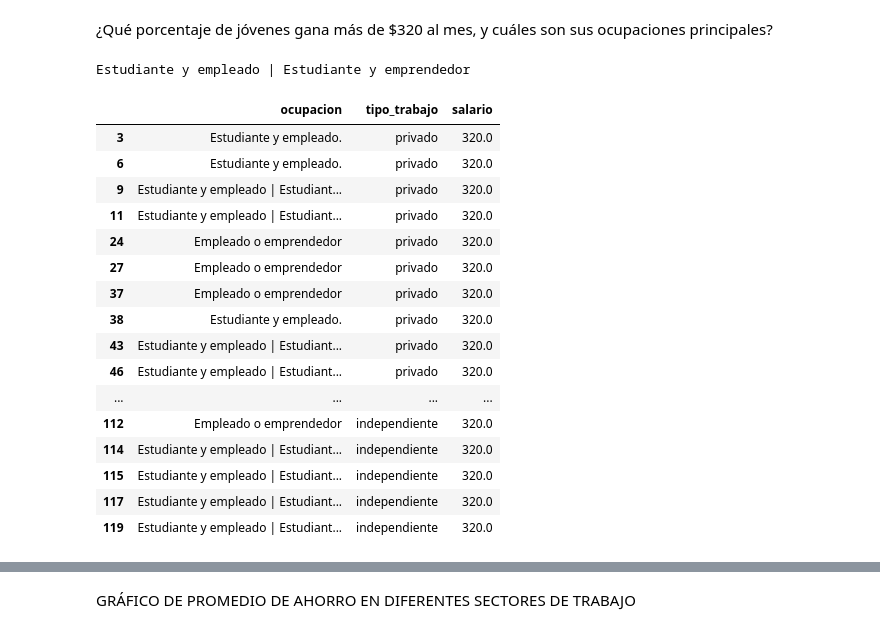
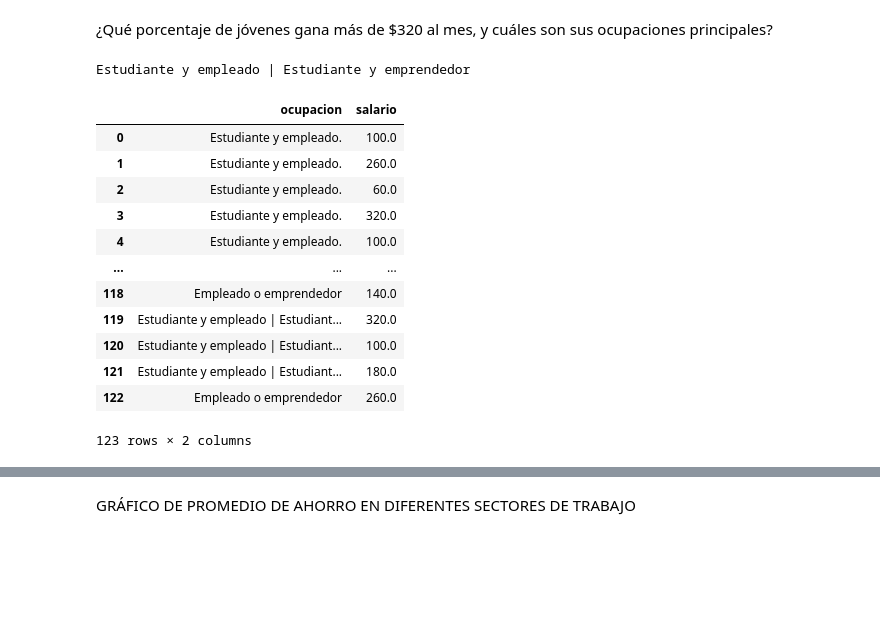
Before and after one commit to manumaldonado/Proyecto-Samsung, a Jupyter notebook: clean_data.ipynb, the cells around one changed output, grey strips where cells are left out. Cells and saved outputs as stored; diff of their text form; code cells hidden in the pictures; blank space fills up the shorter version.

```diff
--- a/clean_data.ipynb
+++ b/clean_data.ipynb
@@ -364,7 +364,7 @@ plt.show()
 ¿Cuál es el ingreso promedio en cada tipo de ocupación o sector (público, privado, emprendimiento)? PRIVADO
 # %%
 # Crear una copia del DataFrame para no modificar el original
-df_copia = sector_privado.copy()
+df_copia = sector_privado[['ocupacion','tipo_trabajo','salario']]
 
 # Función para calcular el promedio de un rango
 def calcular_promedio_salario(rango):
@@ -387,7 +398,7 @@ promedio_general_privado = df_copia['salario_promedio'].mean()
 ¿Cuál es el ingreso promedio en cada tipo de ocupación o sector (público, privado, emprendimiento)? PÚBLICO
 # %%
 # Crear una copia del DataFrame para no modificar el original
-df_copia2 = sector_publico.copy()
+df_copia2 = sector_publico[['ocupacion','tipo_trabajo','salario']]
 
 # Función para calcular el promedio de un rango
 def calcular_promedio_salario(rango):
@@ -409,11 +431,11 @@ promedio_general_publico = df_copia2['salario_promedio'].mean()
 ¿Cuál es el ingreso promedio en cada tipo de ocupación o sector (público, privado, emprendimiento)? INDEPENDIENTE
 # %%
 # Crear una copia del DataFrame para no modificar el original
-df_copia3 = sector_independiente.copy()
+df_copia3 = sector_independiente[['ocupacion','tipo_trabajo','salario']]
 
 # Función para calcular el promedio de un rango
 def calcular_promedio_salario(rango):
-    limites = rango.split(' a ')
+    limites = rango.split('a')
     try:
         return (float(limites[0].replace('$', '')) + float(limites[1].replace('$', ''))) / 2
     except ValueError:
@@ -559,38 +590,36 @@ See the caveats in the documentation: https://pandas.pydata.org/pandas-docs/stab
 ¿Qué porcentaje de jóvenes gana más de $320 al mes, y cuáles son sus ocupaciones principales?
 # %%
 ocupacion = pd.concat([df_copia, df_copia2, df_copia3], axis=0, ignore_index=True)
-df_jovenes = ocupacion[['ocupacion','tipo_trabajo','salario']]
+df_jovenes = ocupacion[['ocupacion','salario']]
 
 
 # Asegurarse de que la columna 'salario' sea numérica
 df_jovenes.loc[:, 'salario'] = pd.to_numeric(df_jovenes['salario'], errors='coerce')  # Convierte a numérico, reemplazando errores con NaN
 
 # Intentar acceder al valor de nuevo
 try:
     d = df_jovenes.iloc[119, 0]
     print(d)
 except IndexError:
     print("El índice está fuera de rango.")
 
 # Filtrar por salario
 ocupacion_jovenes = df_jovenes[df_jovenes['salario'] > 300]
-ocupacion_jovenes
+menos_300=df_jovenes[df_jovenes['salario'] < 300]
+total=len(df_jovenes['salario'])
+df_jovenes
 # %% [output]
 Estudiante y empleado | Estudiante y emprendedor
-|  | ocupacion | tipo_trabajo | salario |
-| 3 | Estudiante y empleado. | privado | 320.0 |
-| 6 | Estudiante y empleado. | privado | 320.0 |
-| 9 | Estudiante y empleado | Estudiant... | privado | 320.0 |
-| 11 | Estudiante y empleado | Estudiant... | privado | 320.0 |
-| 24 | Empleado o emprendedor | privado | 320.0 |
-| 27 | Empleado o emprendedor | privado | 320.0 |
-| 37 | Empleado o emprendedor | privado | 320.0 |
-| 38 | Estudiante y empleado. | privado | 320.0 |
-| 43 | Estudiante y empleado | Estudiant... | privado | 320.0 |
-| 46 | Estudiante y empleado | Estudiant... | privado | 320.0 |
-| ... | ... | ... | ... |
-| 112 | Empleado o emprendedor | independiente | 320.0 |
-| 114 | Estudiante y empleado | Estudiant... | independiente | 320.0 |
-| 115 | Estudiante y empleado | Estudiant... | independiente | 320.0 |
-| 117 | Estudiante y empleado | Estudiant... | independiente | 320.0 |
-| 119 | Estudiante y empleado | Estudiant... | independiente | 320.0 |
+|  | ocupacion | salario |
+| 0 | Estudiante y empleado. | 100.0 |
+| 1 | Estudiante y empleado. | 260.0 |
+| 2 | Estudiante y empleado. | 60.0 |
+| 3 | Estudiante y empleado. | 320.0 |
+| 4 | Estudiante y empleado. | 100.0 |
+| ... | ... | ... |
+| 118 | Empleado o emprendedor | 140.0 |
+| 119 | Estudiante y empleado | Estudiant... | 320.0 |
+| 120 | Estudiante y empleado | Estudiant... | 100.0 |
+| 121 | Estudiante y empleado | Estudiant... | 180.0 |
+| 122 | Empleado o emprendedor | 260.0 |
+123 rows × 2 columns
```
Also changed, not shown: parts of 19 cells of this notebook.
